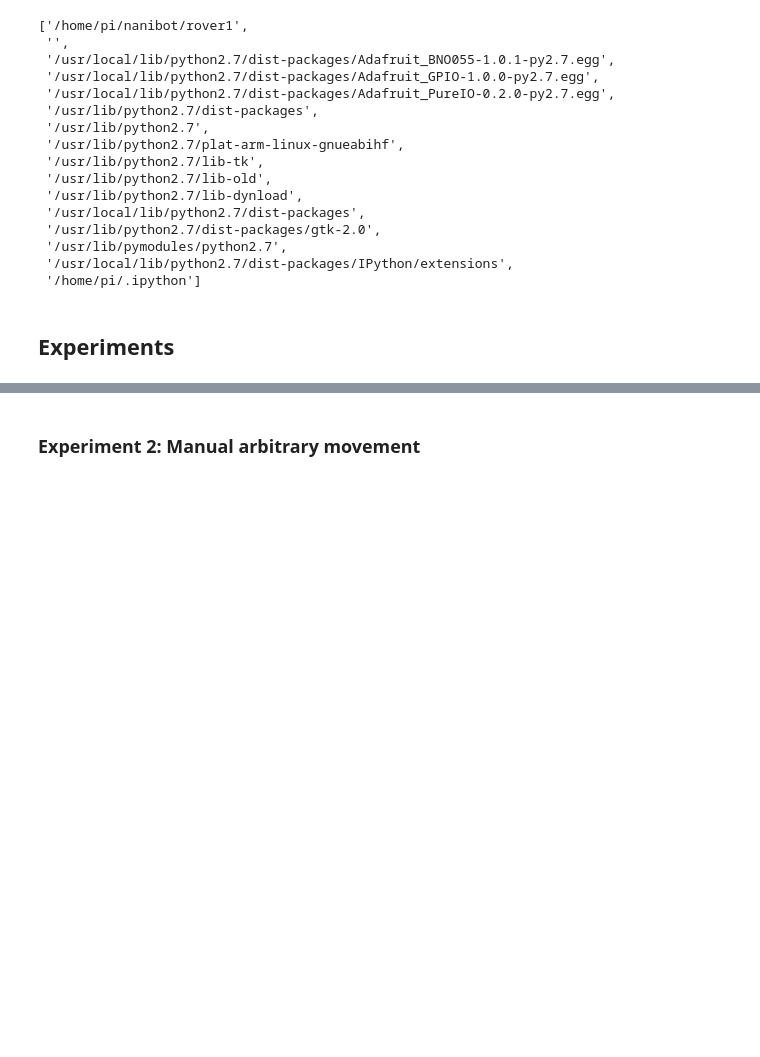
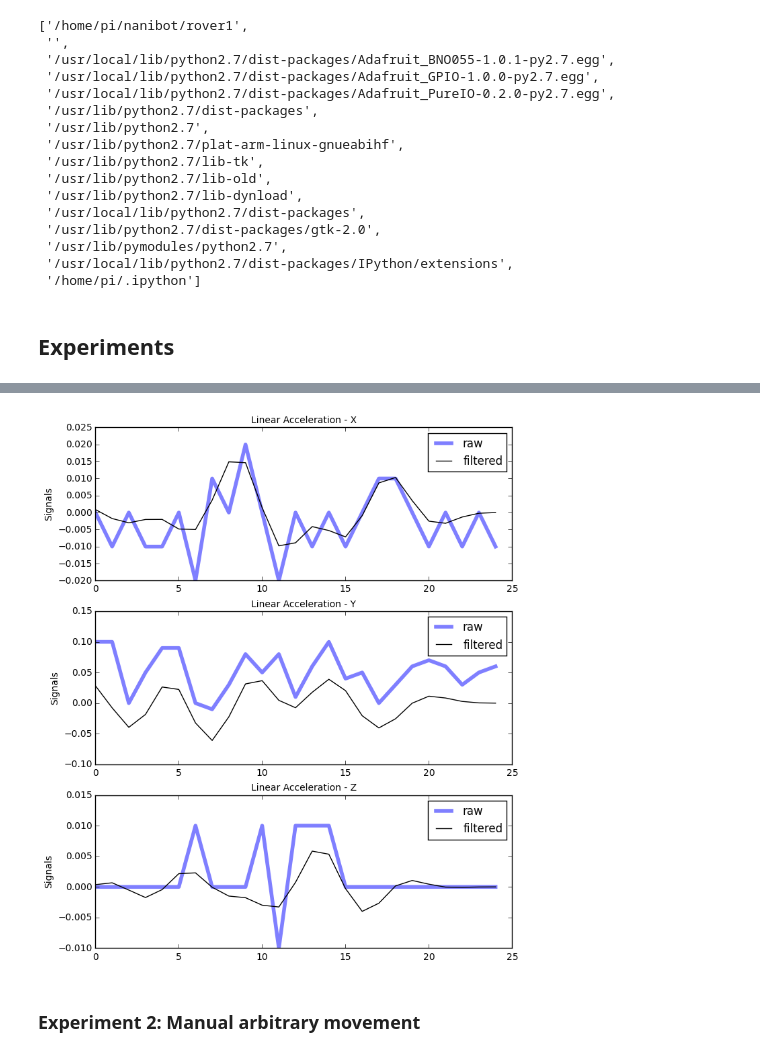
Before and after one commit to Nanigans/nanibot, a Jupyter notebook: sandboxes/ipython_notebooks/imu_multiproc_sampling_and_buffering_test_2.ipynb, the cells around one changed output, grey strips where cells are left out. Saved outputs shown, nothing was run; the diff lists cells and outputs as text; code cells hidden in the pictures; blank space fills up the shorter version.

```diff
--- a/sandboxes/ipython_notebooks/imu_multiproc_sampling_and_buffering_test_2.ipynb
+++ b/sandboxes/ipython_notebooks/imu_multiproc_sampling_and_buffering_test_2.ipynb
@@ -53 +43,13 @@ BNO_AXIS_REMAP = {
+# %%
+# -- Define some configuration constants for the imu sensor --
+CALIBRATION_FILE='/home/pi/nanibot/rover1/peripherals/bno055_imu/calibration/calibration.json'
+CALIBRATION_DATA=[1, 0, 2, 0, 244, 255, 223, 255, 50, 1, 210, 255, 253, 255, 255, 255, 2, 0, 232, 3, 181, 2]
+
+BNO_AXIS_REMAP = {
+        'x': BNO055.AXIS_REMAP_Y,
+        'y': BNO055.AXIS_REMAP_X,
+        'z': BNO055.AXIS_REMAP_Z,
+        'x_sign': BNO055.AXIS_REMAP_NEGATIVE,
+        'y_sign': BNO055.AXIS_REMAP_POSITIVE,
+        'z_sign': BNO055.AXIS_REMAP_POSITIVE }
 # %%
@@ -314,11 +389,15 @@ def run_serial_buffer_test_3(
 # %%
-def run_buffered_sensor_read_test():
+# - Main test implementation for Experiment 1
+def run_buffered_sensor_read_test(
+    buffer_size = 10,
+    num_samples=100,
+    do_axis_remap=True,
+    do_calibration=False):
+
     import multiprocessing as mproc
     import time
     import math
 
-    buffer_size = 10
-    num_samples=100
     sample_interval_usec=10000
     max_read_retries=5
 
@@ -340,7 +419,9 @@ def run_buffered_sensor_read_test():
             t_arr,x_arr,y_arr,z_arr,
             buffer_offset,
             buffer_full_condition,
-            buffer_mutex))
+            buffer_mutex,
+            do_axis_remap,
+            do_calibration))
 
     launch_start_time = time.time()
     p.start()
@@ -363,7 +444,7 @@ def run_buffered_sensor_read_test():
         buffer_offset.value = 0
         # Unlock buffers
         buffer_mutex.release()
-        time.sleep(0.5)
+        time.sleep(0.1)
         buffer_full_condition.release()
         all_times.append([l_t - launch_start_time for l_t in local_t])
         all_x_data.append(local_x)
@@ -445,0 +498,11 @@ plot_buffered_sensor_data(test_data,0)
+# %%
+test_data = run_buffered_sensor_read_test(
+    buffer_size = 25,
+    num_samples=200,
+    do_axis_remap=True,
+    do_calibration=True)
+
+# Generate some output for debugging
+print 'all measurement times:'
+for buff_time in test_data['t_data']:
+    print '\t'.join(['{:.3f}'.format(t_str) for t_str in buff_time])
@@ -446,3 +529,7 @@ plot_buffered_sensor_data(test_data,0)
+# %%
+plot_buffered_sensor_data(test_data,2)
+# %% [output]
+[figure, added]
 # %% [markdown]
 ### Experiment 2: Manual arbitrary movement
 # %%
```
Also changed, not shown: parts of 47 cells of this notebook, 3 other files.
